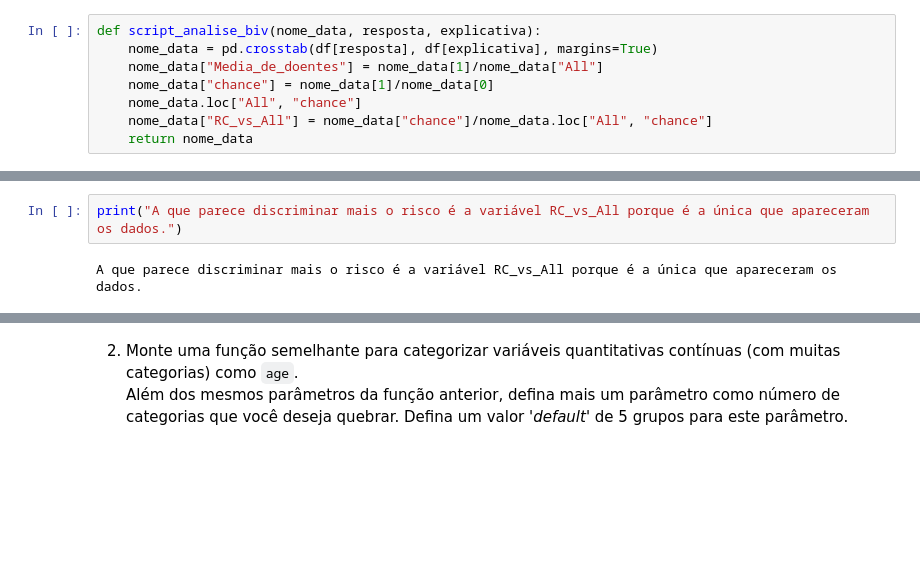
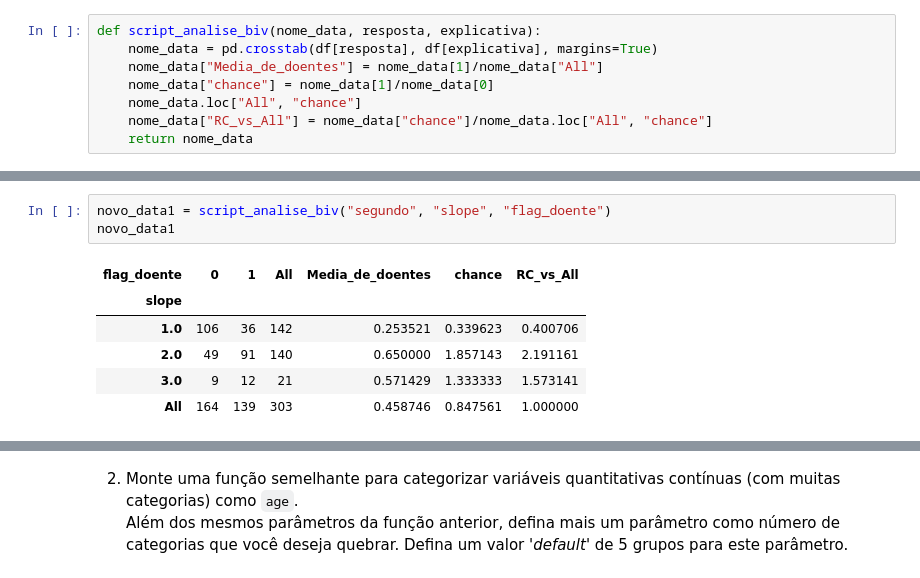
Before and after one commit to victortintel/ex2_modulo18_regressaologistica1-, a Jupyter notebook: ex2_victor_tintel_mod_18.ipynb, the cells around one changed output, grey strips where cells are left out. Saved outputs shown, nothing was run; the diff lists cells and outputs as text; blank space fills up the shorter version.

```diff
--- a/ex2_victor_tintel_mod_18.ipynb
+++ b/ex2_victor_tintel_mod_18.ipynb
@@ -132,4 +108,10 @@ are not identified.
-# %%
-print("A que parece discriminar mais o risco é a variável RC_vs_All porque é a única que apareceram os dados.")
-# %% [output]
-A que parece discriminar mais o risco é a variável RC_vs_All porque é a única que apareceram os dados.
+# %%
+novo_data1 = script_analise_biv("segundo", "slope", "flag_doente")
+novo_data1
+# %% [output]
+| flag_doente | 0 | 1 | All | Media_de_doentes | chance | RC_vs_All |
+| slope |  |  |  |  |  |  |
+| 1.0 | 106 | 36 | 142 | 0.253521 | 0.339623 | 0.400706 |
+| 2.0 | 49 | 91 | 140 | 0.650000 | 1.857143 | 2.191161 |
+| 3.0 | 9 | 12 | 21 | 0.571429 | 1.333333 | 1.573141 |
+| All | 164 | 139 | 303 | 0.458746 | 0.847561 | 1.000000 |
```
Also changed, not shown: parts of 9 cells of this notebook.
